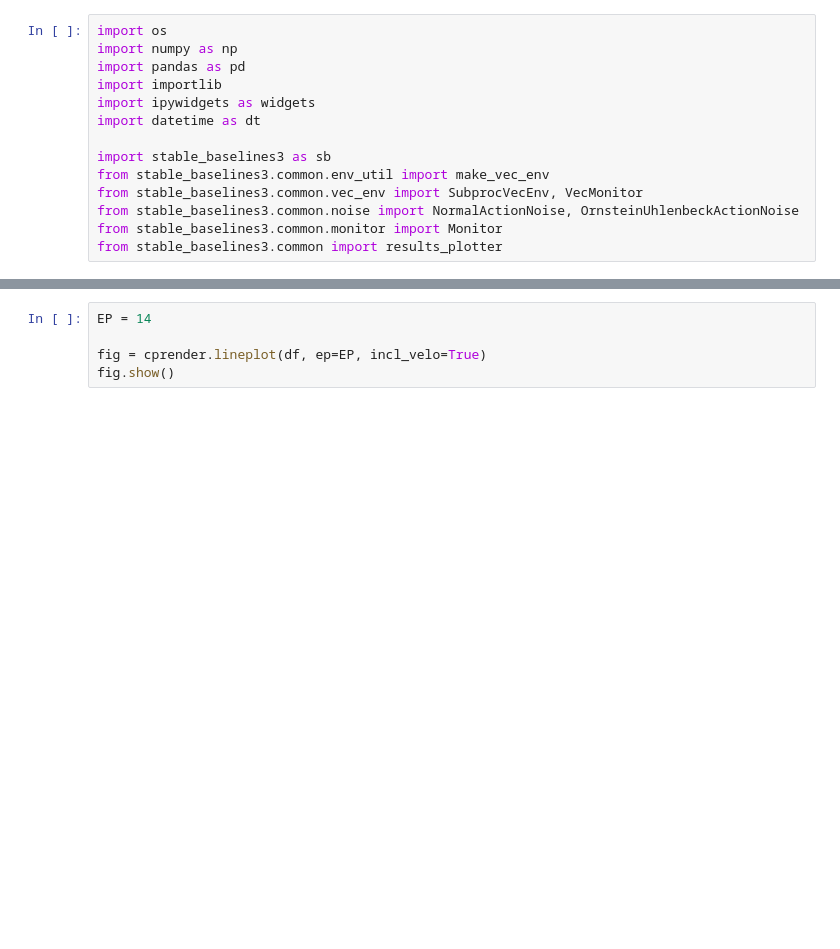
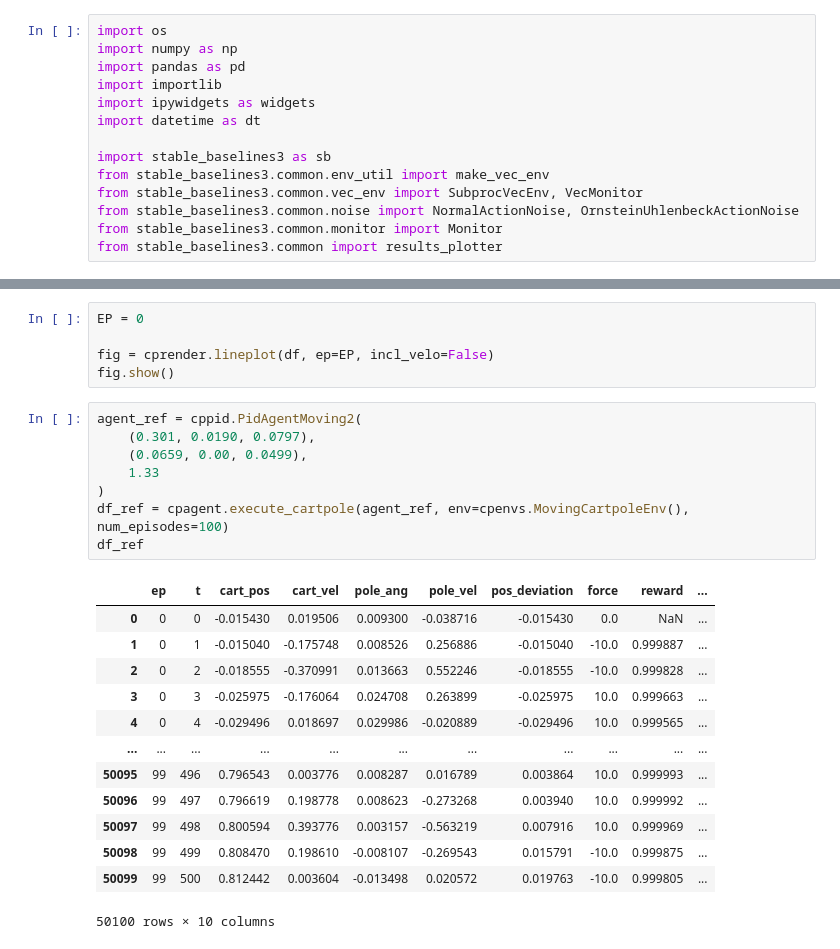
Before and after one commit to mirkoruether/studienarbeit-ml-controls, a Jupyter notebook: cartpole/cartpole_a2c.ipynb, the cells around one changed output, grey strips where cells are left out. Saved outputs shown, nothing was run; the diff lists cells and outputs as text; blank space fills up the shorter version.

```diff
--- a/cartpole/cartpole_a2c.ipynb
+++ b/cartpole/cartpole_a2c.ipynb
@@ -97,5 +88,27 @@ interactive(children=(IntSlider(value=0, description='ep', max=20), IntSlider(va
 # %%
-EP = 14
+EP = 0
 
-fig = cprender.lineplot(df, ep=EP, incl_velo=True)
+fig = cprender.lineplot(df, ep=EP, incl_velo=False)
 fig.show()
+# %%
+agent_ref = cppid.PidAgentMoving2(
+    (0.301, 0.0190, 0.0797),
+    (0.0659, 0.00, 0.0499),
+    1.33
+)
+df_ref = cpagent.execute_cartpole(agent_ref, env=cpenvs.MovingCartpoleEnv(), num_episodes=100)
+df_ref
+# %% [output]
+|  | ep | t | cart_pos | cart_vel | pole_ang | pole_vel | pos_deviation | force | reward | ... |
+| 0 | 0 | 0 | -0.015430 | 0.019506 | 0.009300 | -0.038716 | -0.015430 | 0.0 | NaN | ... |
+| 1 | 0 | 1 | -0.015040 | -0.175748 | 0.008526 | 0.256886 | -0.015040 | -10.0 | 0.999887 | ... |
+| 2 | 0 | 2 | -0.018555 | -0.370991 | 0.013663 | 0.552246 | -0.018555 | -10.0 | 0.999828 | ... |
+| 3 | 0 | 3 | -0.025975 | -0.176064 | 0.024708 | 0.263899 | -0.025975 | 10.0 | 0.999663 | ... |
+| 4 | 0 | 4 | -0.029496 | 0.018697 | 0.029986 | -0.020889 | -0.029496 | 10.0 | 0.999565 | ... |
+| ... | ... | ... | ... | ... | ... | ... | ... | ... | ... | ... |
+| 50095 | 99 | 496 | 0.796543 | 0.003776 | 0.008287 | 0.016789 | 0.003864 | 10.0 | 0.999993 | ... |
+| 50096 | 99 | 497 | 0.796619 | 0.198778 | 0.008623 | -0.273268 | 0.003940 | 10.0 | 0.999992 | ... |
+| 50097 | 99 | 498 | 0.800594 | 0.393776 | 0.003157 | -0.563219 | 0.007916 | 10.0 | 0.999969 | ... |
+| 50098 | 99 | 499 | 0.808470 | 0.198610 | -0.008107 | -0.269543 | 0.015791 | -10.0 | 0.999875 | ... |
+| 50099 | 99 | 500 | 0.812442 | 0.003604 | -0.013498 | 0.020572 | 0.019763 | -10.0 | 0.999805 | ... |
+50100 rows × 10 columns
```
Also changed, not shown: parts of 7 cells of this notebook, 2 other files.
